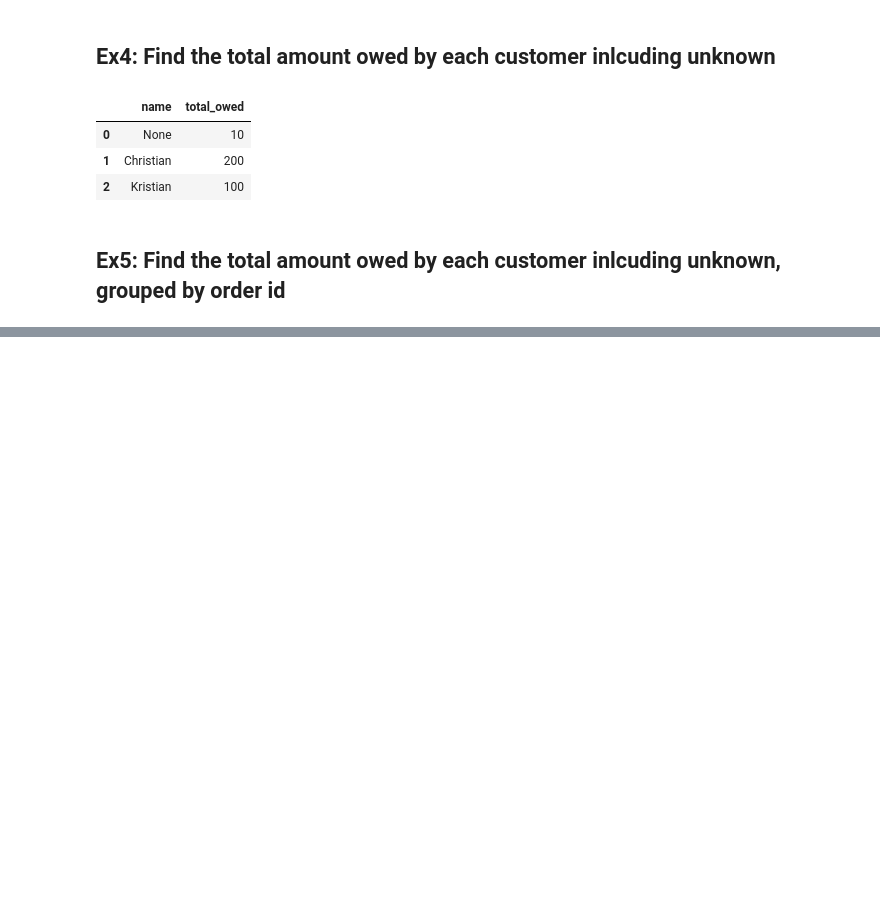
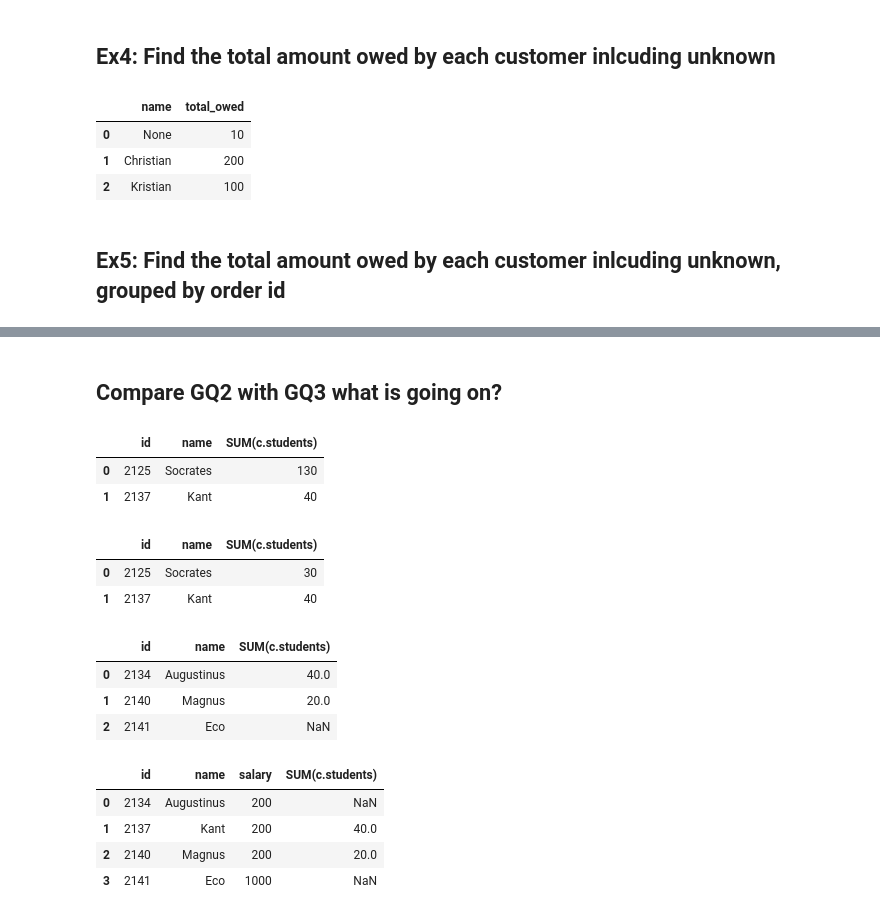
Before and after one commit to UniVR-DH/DBMS-course, a Jupyter notebook: notebooks/lab03-sqlite.ipynb, the cells around one changed output, grey strips where cells are left out. Drawn from its saved outputs; the diff is of its cells as text; code cells hidden in the pictures; blank space fills up the shorter version.

```diff
--- a/notebooks/lab03-sqlite.ipynb
+++ b/notebooks/lab03-sqlite.ipynb
@@ -158,0 +213,54 @@ GROUP BY c.name;
+# %% [markdown]
+## Compare GQ2  with GQ3 what is going on?
+# %%
+%%sql
+-- GQ2
+SELECT p.id, p.name, SUM(c.students)
+FROM professor p
+     JOIN course c   ON p.id = c.by
+GROUP BY p.id, p.name
+HAVING c.ects > 3;
+# %% [output]
+|  | id | name | SUM(c.students) |
+| 0 | 2125 | Socrates | 130 |
+| 1 | 2137 | Kant | 40 |
+# %%
+%%sql
+-- GQ3
+SELECT p.id, p.name, SUM(c.students)
+FROM professor p
+     JOIN course c   ON p.id = c.by
+WHERE c.ects > 3
+GROUP BY p.id, p.name;
+# %% [output]
+|  | id | name | SUM(c.students) |
+| 0 | 2125 | Socrates | 30 |
+| 1 | 2137 | Kant | 40 |
+# %%
+%%sql
+-- GQ4
+SELECT p.id, p.name, SUM(c.students)
+FROM professor p
+     LEFT JOIN course c ON p.id = c.by
+GROUP BY p.id, p.name
+HAVING COUNT(*) < 2
+# %% [output]
+|  | id | name | SUM(c.students) |
+| 0 | 2134 | Augustinus | 40.0 |
+| 1 | 2140 | Magnus | 20.0 |
+| 2 | 2141 | Eco | NaN |
+# %%
+%%sql
+
+SELECT p.id, p.name, p.salary, SUM(c.students)
+FROM professor p
+     LEFT JOIN course c ON p.id = c.by
+               AND c.ects > 2
+GROUP BY p.id, p.name, p.salary
+HAVING p.salary > 100
+# %% [output]
+|  | id | name | salary | SUM(c.students) |
+| 0 | 2134 | Augustinus | 200 | NaN |
+| 1 | 2137 | Kant | 200 | 40.0 |
+| 2 | 2140 | Magnus | 200 | 20.0 |
+| 3 | 2141 | Eco | 1000 | NaN |
```
Also changed, not shown: parts of 4 cells of this notebook.
